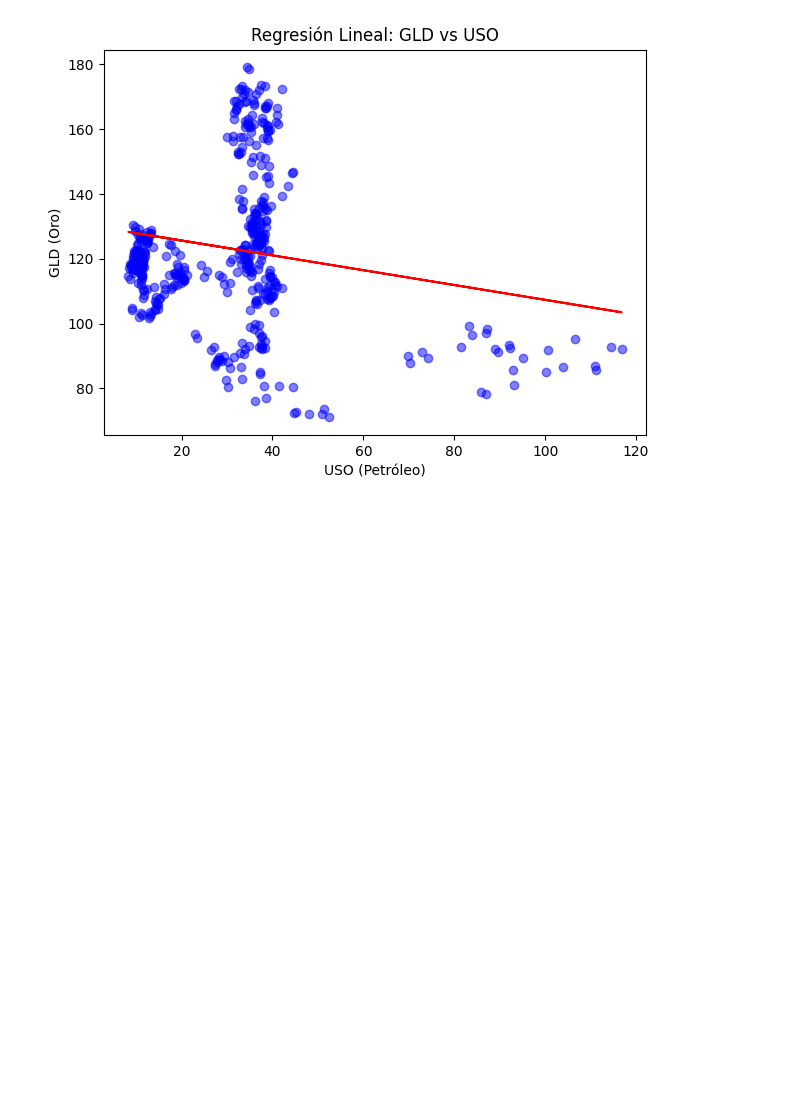
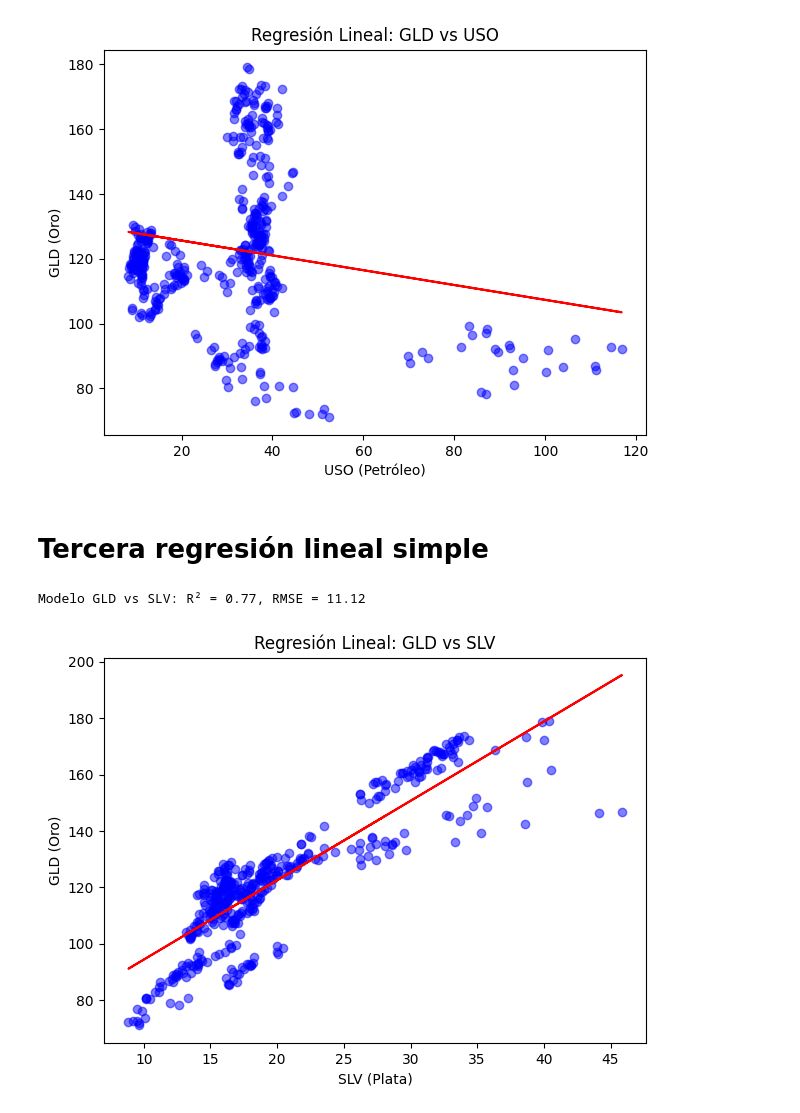
Before and after one commit to AbimaelDD/semestre-2, a Jupyter notebook: Intro_AprendizajeM/proyecto_1erparcial/reporte_RegresionL.ipynb, the cells around one changed output. Drawn from its saved outputs; the diff is of its cells as text; code cells hidden in the pictures; blank space fills up the shorter version.

Commit message:
Hacemos la tercera regresión lineal simple

```diff
--- a/Intro_AprendizajeM/proyecto_1erparcial/reporte_RegresionL.ipynb
+++ b/Intro_AprendizajeM/proyecto_1erparcial/reporte_RegresionL.ipynb
@@ -104,3 +104,27 @@ plt.show()
 # %% [output]
 Modelo GLD vs USO: R² = 0.02, RMSE = 23.15
 [figure]
+# %% [markdown]
+# Tercera regresión lineal simple
+# %%
+# Modelo GLD vs SLV
+X_train_slv = X_train[['SLV']]
+X_test_slv = X_test[['SLV']]
+modelo_slv = LinearRegression()
+modelo_slv.fit(X_train_slv, y_train)
+y_pred_slv = modelo_slv.predict(X_test_slv)
+r2_slv = r2_score(y_test, y_pred_slv)
+rmse_slv = np.sqrt(mean_squared_error(y_test, y_pred_slv))
+
+print(f"Modelo GLD vs SLV: R² = {r2_slv:.2f}, RMSE = {rmse_slv:.2f}")
+
+plt.figure(figsize=(7,5))
+plt.scatter(X_test_slv, y_test, color='blue', alpha=0.5)
+plt.plot(X_test_slv, y_pred_slv, color='red')
+plt.xlabel("SLV (Plata)")
+plt.ylabel("GLD (Oro)")
+plt.title("Regresión Lineal: GLD vs SLV")
+plt.show()
+# %% [output]
+Modelo GLD vs SLV: R² = 0.77, RMSE = 11.12
+[figure, added]
```
